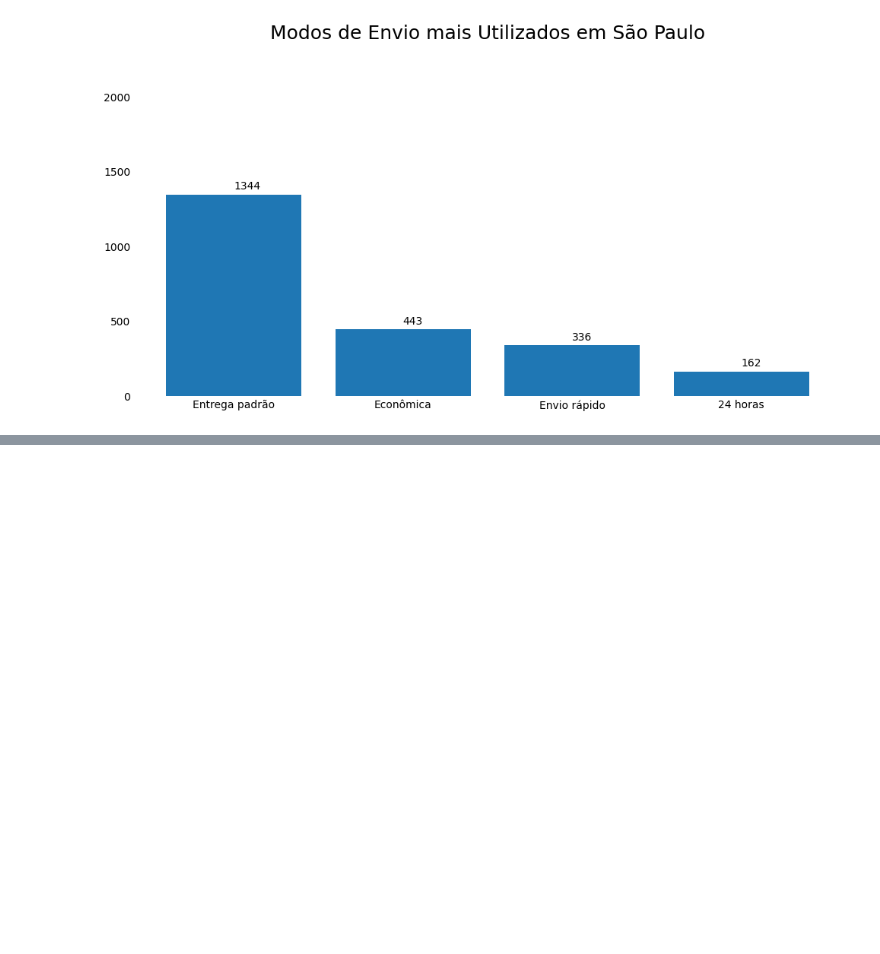
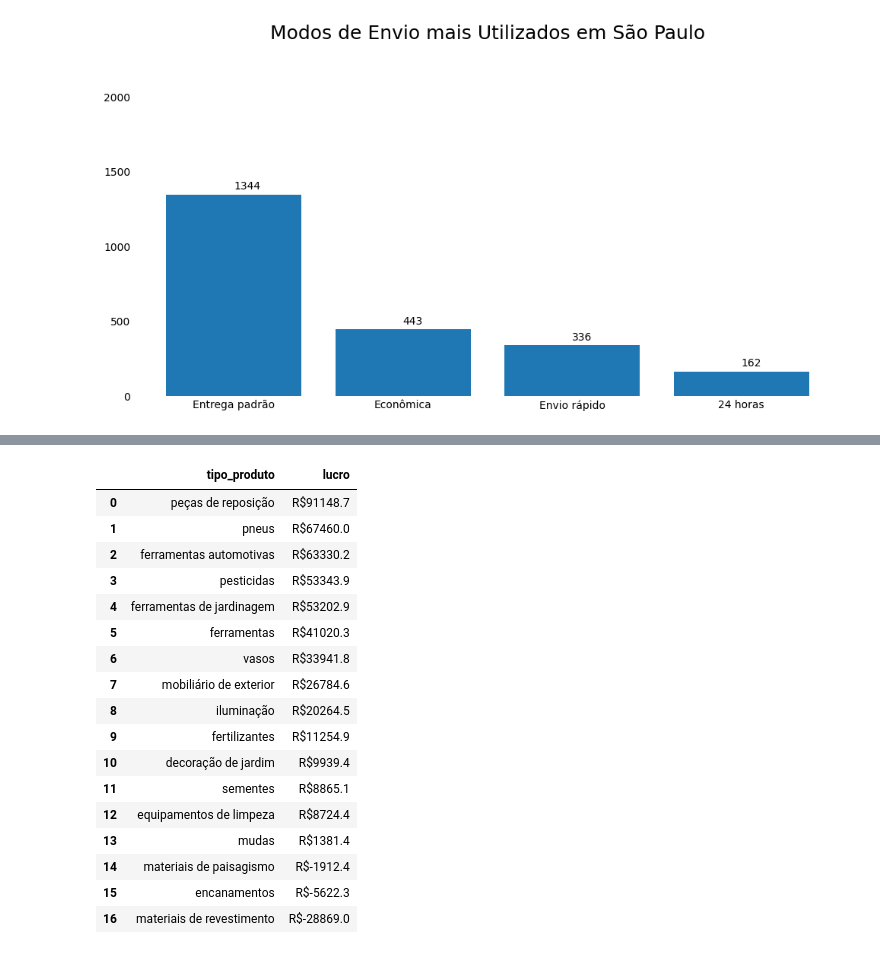
Before and after one commit to stephanyborzi/An-lise_de_dados_Vendas, a Jupyter notebook: exploracao.ipynb, the cells around one changed output, grey strips where cells are left out. Saved outputs shown, nothing was run; the diff lists cells and outputs as text; code cells hidden in the pictures; blank space fills up the shorter version.

```diff
--- a/exploracao.ipynb
+++ b/exploracao.ipynb
@@ -151,0 +217,26 @@ modo_envio(envio_sp, "Modos_de_Envio_São_Paulo.png")
+# %%
+lucro_por_produto = vendas.groupby('tipo_produto')['lucro'].sum().sort_values(ascending=False).reset_index()
+
+lucro_por_produto["lucro"] = lucro_por_produto["lucro"].round(1)
+lucro_por_produto["lucro"] = lucro_por_produto["lucro"].apply(lambda x: f"R${x}")
+
+lucro_por_produto
+# %% [output]
+|  | tipo_produto | lucro |
+| 0 | peças de reposição | R$91148.7 |
+| 1 | pneus | R$67460.0 |
+| 2 | ferramentas automotivas | R$63330.2 |
+| 3 | pesticidas | R$53343.9 |
+| 4 | ferramentas de jardinagem | R$53202.9 |
+| 5 | ferramentas | R$41020.3 |
+| 6 | vasos | R$33941.8 |
+| 7 | mobiliário de exterior | R$26784.6 |
+| 8 | iluminação | R$20264.5 |
+| 9 | fertilizantes | R$11254.9 |
+| 10 | decoração de jardim | R$9939.4 |
+| 11 | sementes | R$8865.1 |
+| 12 | equipamentos de limpeza | R$8724.4 |
+| 13 | mudas | R$1381.4 |
+| 14 | materiais de paisagismo | R$-1912.4 |
+| 15 | encanamentos | R$-5622.3 |
+| 16 | materiais de revestimento | R$-28869.0 |
```
Also changed, not shown: parts of 16 cells of this notebook.
